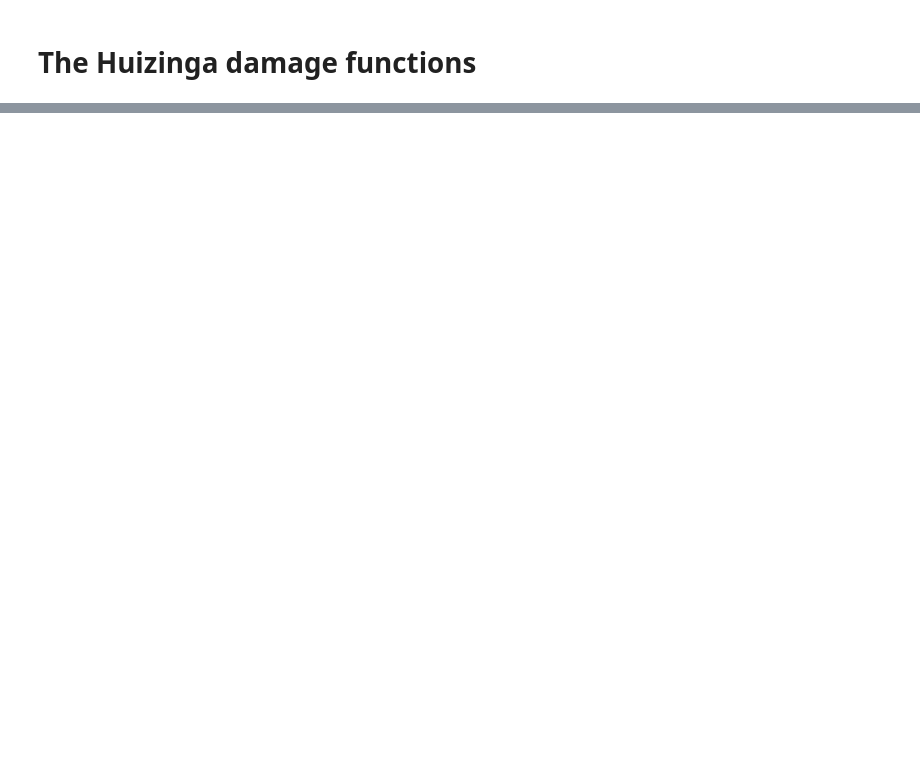
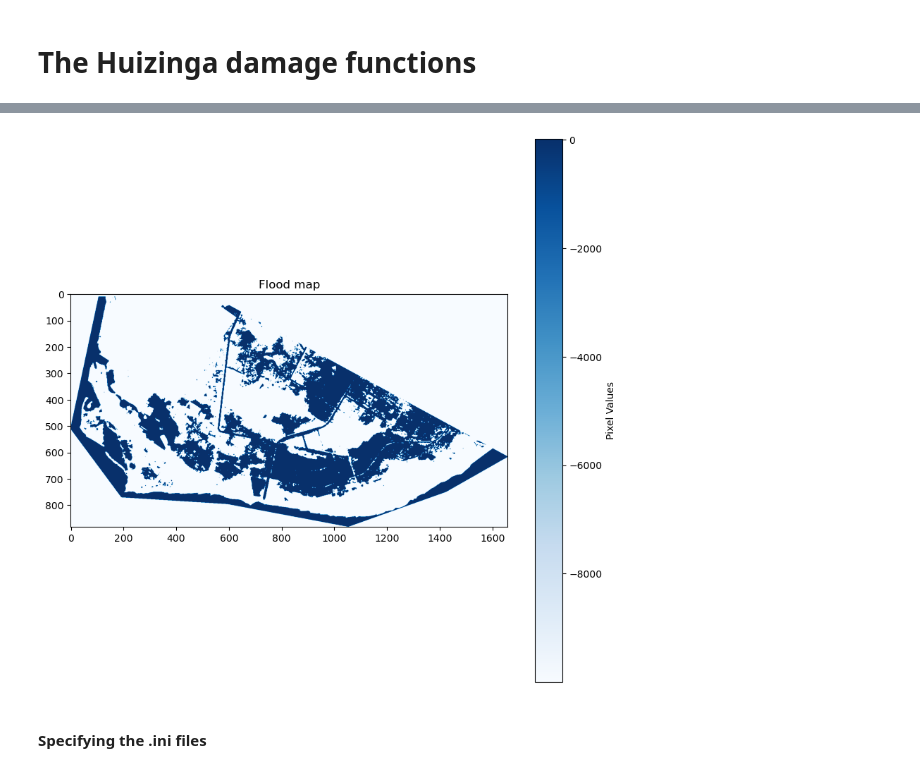
Before and after one commit to Deltares/ra2ce, a Jupyter notebook: examples/example_direct_damage.ipynb, the cells around one changed output, grey strips where cells are left out. Saved outputs shown, nothing was run; the diff lists cells and outputs as text; code cells hidden in the pictures; blank space fills up the shorter version.

```diff
--- a/examples/example_direct_damage.ipynb
+++ b/examples/example_direct_damage.ipynb
@@ -16,0 +38,18 @@ root_dir = Path(r'C:\repos\ra2ce\examples\data\direct_analysis')
+# %%
+hazard_folder = root_dir / "static" / "hazard" # find the hazard folder where you locate your floo dmap
+hazard_map = hazard_folder / "max_flood_depth.tif" # set the location of the hazard map
+
+# Open the TIF file using rasterio
+with rasterio.open(hazard_map) as src:
+    # Read the TIF file as a numpy array
+    tif_array = src.read(1)  # Change the band index (1) if necessary
+
+plt.figure(figsize=(10, 10))
+plt.imshow(tif_array, cmap='Blues')  # Change the colormap if desired
+plt.colorbar(label='Pixel Values')
+plt.title('Flood map')
+plt.show()
+# %% [output]
+[figure, added]
+# %% [markdown]
+#### Specifying the .ini files
```
Also changed, not shown: parts of 12 cells of this notebook, 25 other files.
